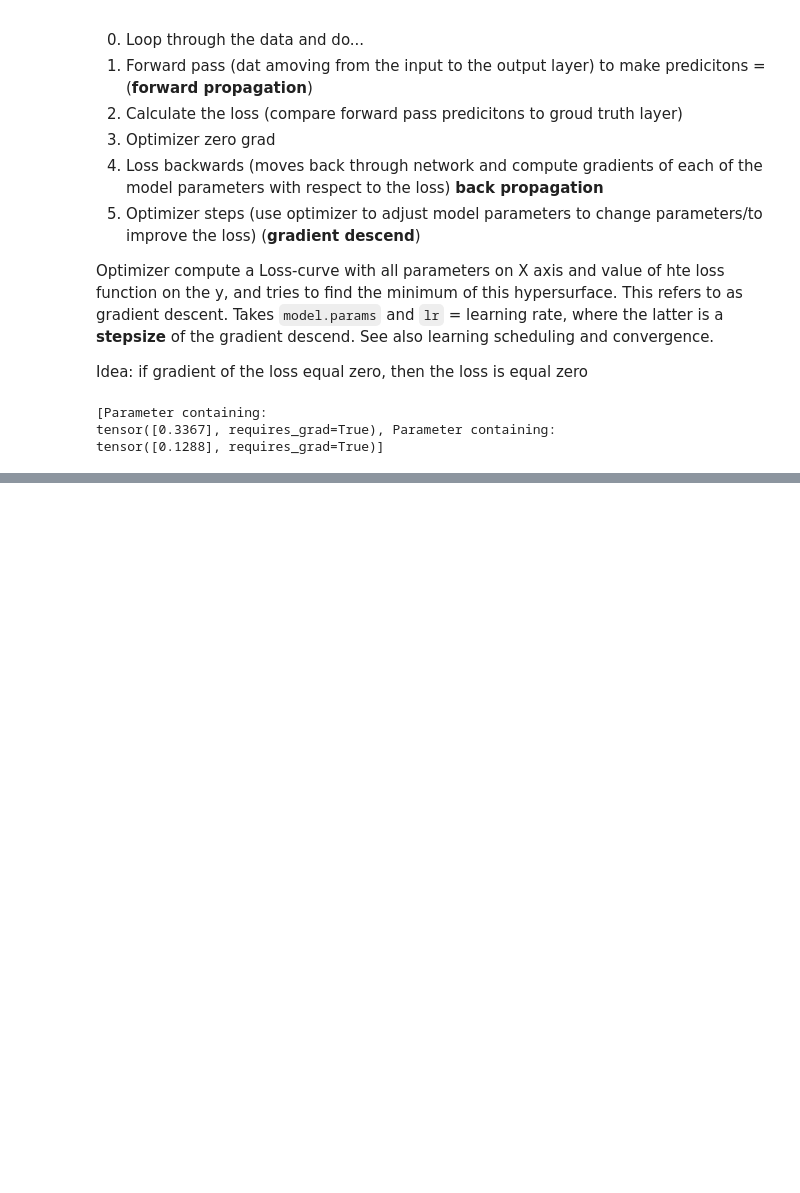
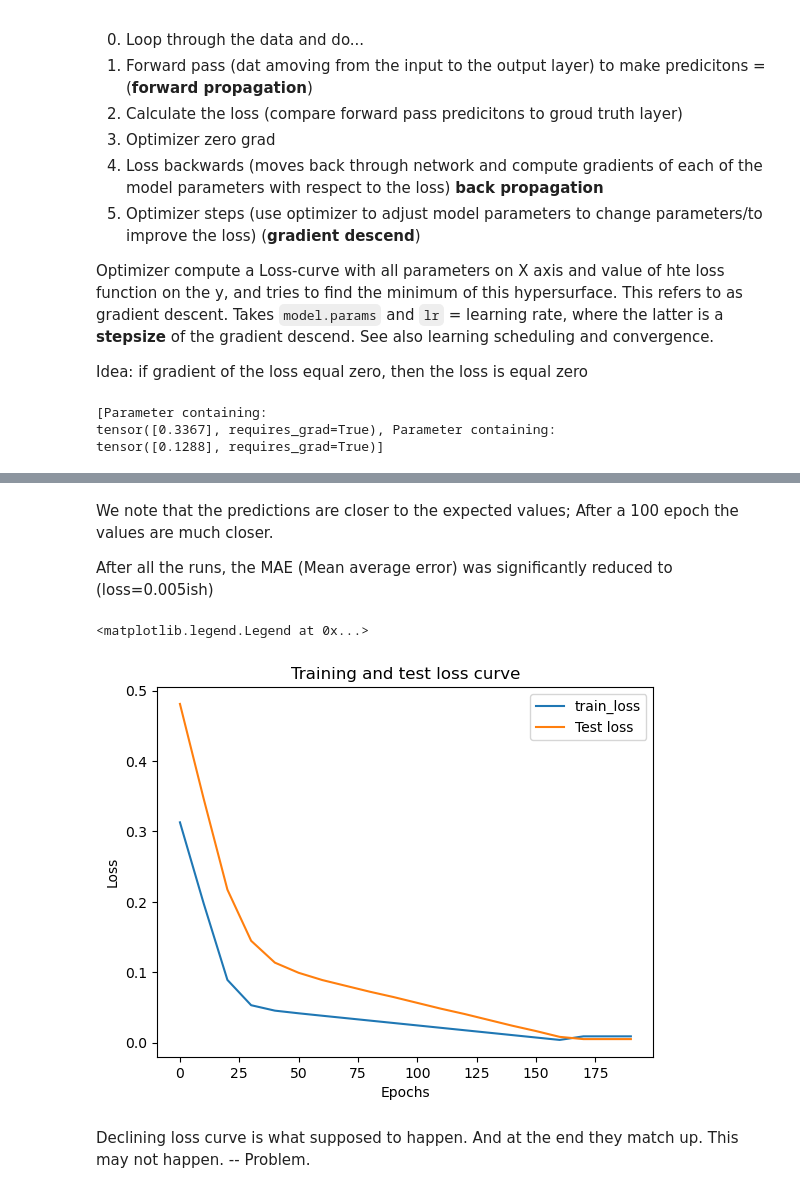
Before and after one commit to vsevolodnedora/DataScienceLearning, a Jupyter notebook: PyTorchLearning/Intro.ipynb, the cells around one changed output, grey strips where cells are left out. Saved outputs shown, nothing was run; the diff lists cells and outputs as text; code cells hidden in the pictures; blank space fills up the shorter version.

```diff
--- a/PyTorchLearning/Intro.ipynb
+++ b/PyTorchLearning/Intro.ipynb
@@ -231,0 +297,19 @@ for epoch in range(epochs):
+# %% [markdown]
+We note that the predictions are closer to the expected values;
+After a 100 epoch the values are much closer.
+
+After all the runs, the MAE (Mean average error) was significantly reduced to (loss=0.005ish)
+# %%
+# plot loss cruve
+plt.plot(epoch_count, torch.tensor(loss_vals).cpu().numpy(), label="train_loss")
+plt.plot(epoch_count, torch.tensor(test_loss_vals).cpu().numpy(), label="Test loss")
+plt.title("Training and test loss curve")
+plt.ylabel("Loss")
+plt.xlabel("Epochs")
+plt.legend()
+# %% [output]
+<matplotlib.legend.Legend at 0x...>
+[figure, added]
+# %% [markdown]
+Declining loss curve is what supposed to happen.
+And at the end they match up. This may not happen. -- Problem.
```
Also changed, not shown: parts of 9 cells of this notebook.
